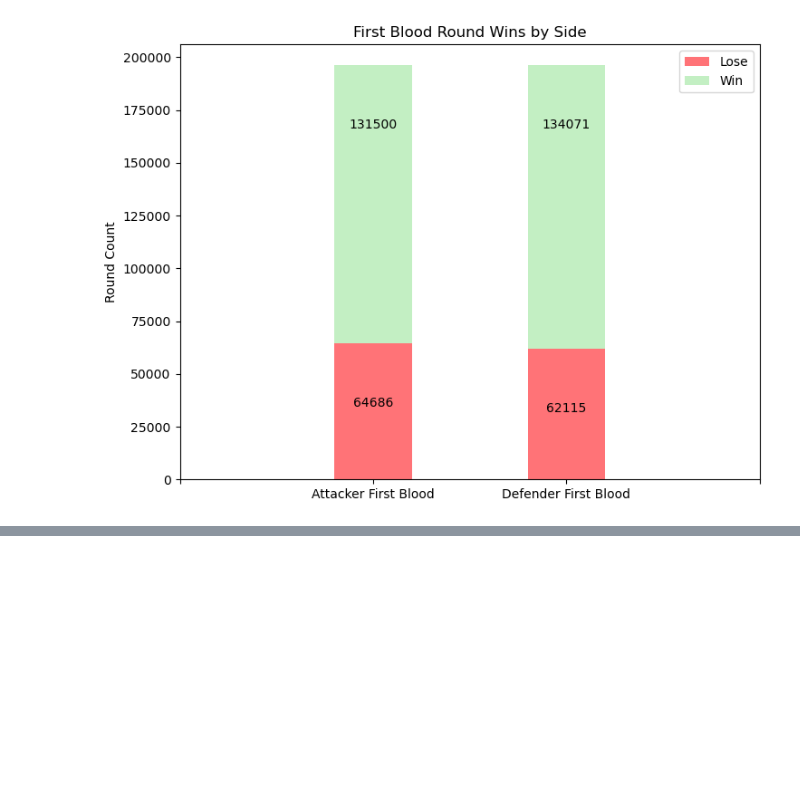
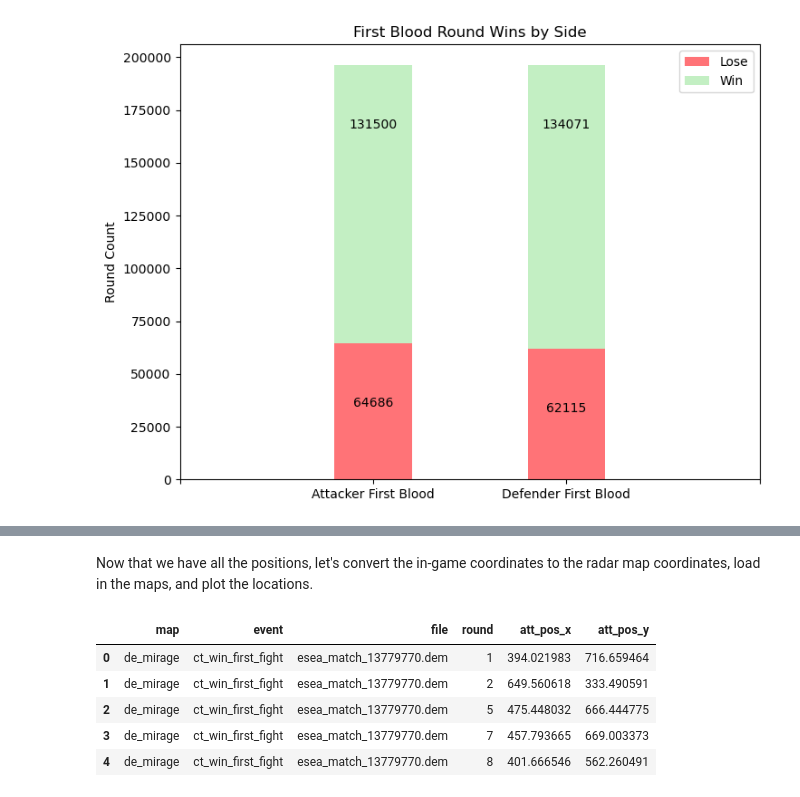
Before and after one commit to ashleyradford/spark-analysis, a Jupyter notebook: csgo_analysis.ipynb, the cells around one changed output, grey strips where cells are left out. Cells and saved outputs as stored; diff of their text form; code cells hidden in the pictures; blank space fills up the shorter version.

```diff
--- a/csgo_analysis.ipynb
+++ b/csgo_analysis.ipynb
@@ -2013,0 +2116,2 @@ These pie charts also show that when the defenders have the first death, they on
+# %% [markdown]
+Now that we have all the positions, let's convert the in-game coordinates to the radar map coordinates, load in the maps, and plot the locations.
@@ -2013,0 +2131,9 @@ These pie charts also show that when the defenders have the first death, they on
+# %%
+mirage_att_pos_df.head()
+# %% [output]
+|  | map | event | file | round | att_pos_x | att_pos_y |
+| 0 | de_mirage | ct_win_first_fight | esea_match_13779770.dem | 1 | 394.021983 | 716.659464 |
+| 1 | de_mirage | ct_win_first_fight | esea_match_13779770.dem | 2 | 649.560618 | 333.490591 |
+| 2 | de_mirage | ct_win_first_fight | esea_match_13779770.dem | 5 | 475.448032 | 666.444775 |
+| 3 | de_mirage | ct_win_first_fight | esea_match_13779770.dem | 7 | 457.793665 | 669.003373 |
+| 4 | de_mirage | ct_win_first_fight | esea_match_13779770.dem | 8 | 401.666546 | 562.260491 |
```
Also changed, not shown: parts of 47 cells of this notebook, 7 other files.
